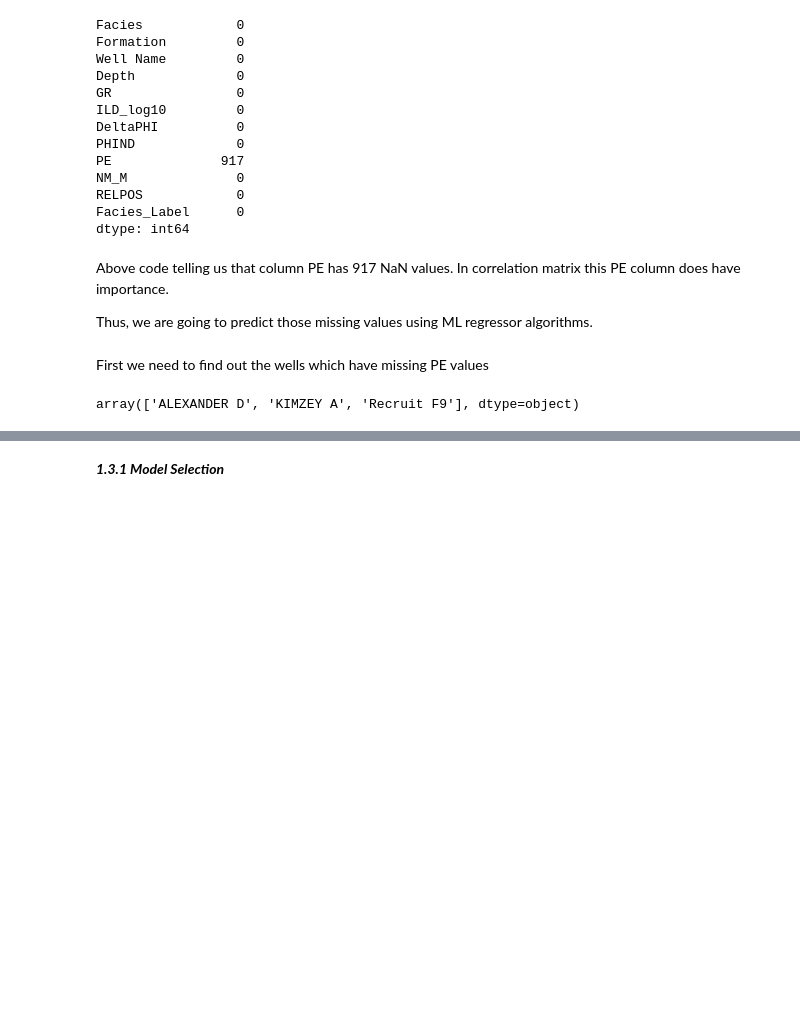
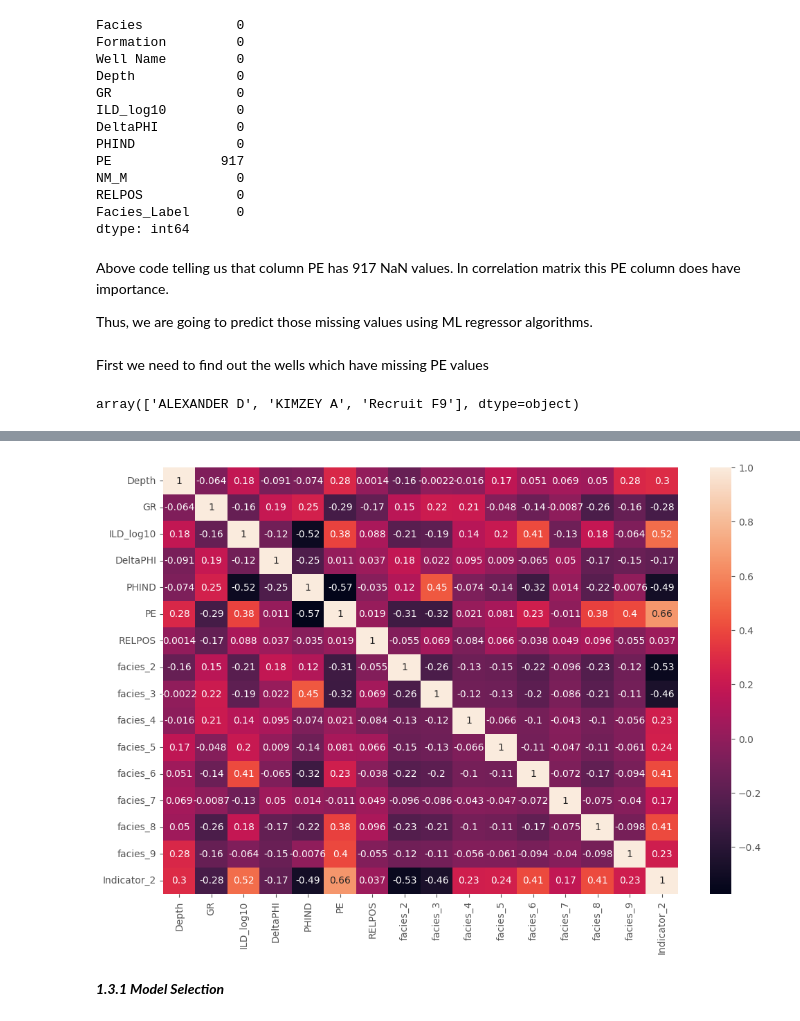
Before and after one commit to sanjuirm/Lithofacies-Classification-Using-Machine-Learning, a Jupyter notebook: Lithofacies.ipynb, the cells around one changed output, grey strips where cells are left out. Drawn from its saved outputs; the diff is of its cells as text; code cells hidden in the pictures; blank space fills up the shorter version.

```diff
--- a/Lithofacies.ipynb
+++ b/Lithofacies.ipynb
@@ -393,11 +392,15 @@ from sklearn.metrics import r2_score
 from sklearn.preprocessing import StandardScaler
 # %%
 df_ = df[['Facies','Depth', 'GR', 'ILD_log10','DeltaPHI', 'PHIND', 'PE', 'NM_M', 'RELPOS']].dropna()     # only taking the important columns and non-null records
-# Scaling our values
-tmp = StandardScaler().fit_transform(df_)
 
-df_pred =pd.DataFrame(tmp, columns= ['Facies','Depth', 'GR', 'ILD_log10','DeltaPHI', 'PHIND', 'PE', 'NM_M', 'RELPOS'])
-#input features
-x = df_pred[['Facies','Depth', 'GR', 'ILD_log10','DeltaPHI', 'PHIND','NM_M', 'RELPOS']]
-#output features
+# dummy variable for facies and NM_M column as they are categorical column
+df_pred = pd.get_dummies(df_, columns=['Facies', 'NM_M'], dtype= 'int', prefix=['facies', 'Indicator'], drop_first= True)
+
+# input features
+X = df_pred[['Depth', 'GR', 'ILD_log10', 'DeltaPHI', 'PHIND', 'RELPOS',
+       'facies_2', 'facies_3', 'facies_4', 'facies_5', 'facies_6', 'facies_7',
+       'facies_8', 'facies_9', 'Indicator_2']]
+# output features
 y= df_pred[['PE']]
+scaler = StandardScaler()
+X = scaler.fit_transform(X)
@@ -404,3 +423,14 @@ y= df_pred[['PE']]
+# %%
+# Increase the figure size
+plt.figure(figsize=(12, 8))
+
+# Create the heatmap with adjusted parameters
+sns.heatmap(data=df_pred.corr(method= 'pearson'), annot= True, cbar=True)
+
+# Show the plot
+plt.show()
+# %% [output]
+[figure, added]
 # %% [markdown]
 ***1.3.1 Model Selection***
 # %%
```
Also changed, not shown: parts of 8 cells of this notebook.
